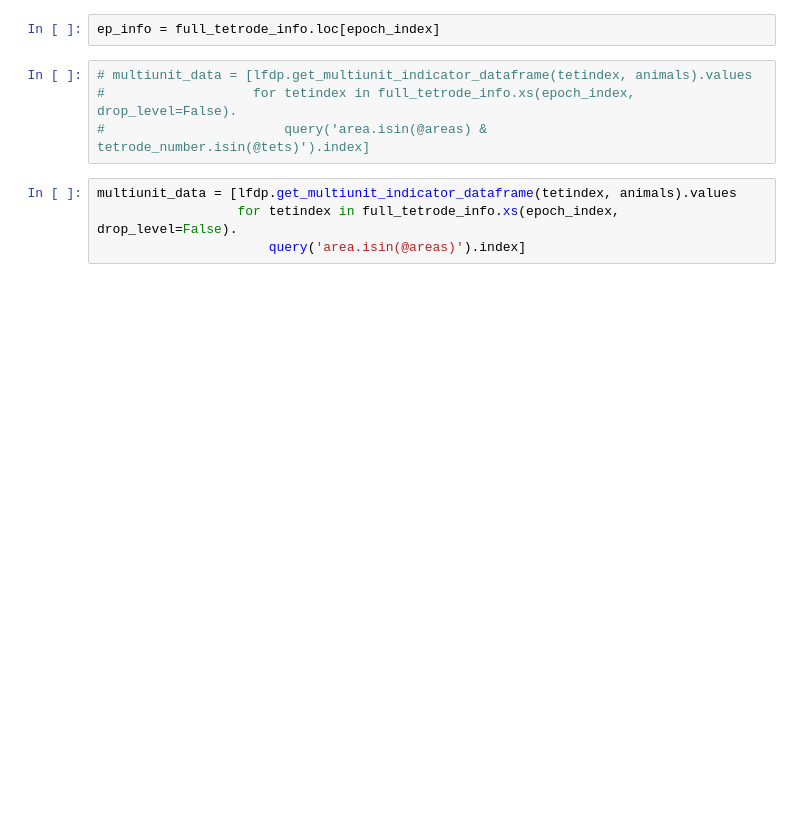
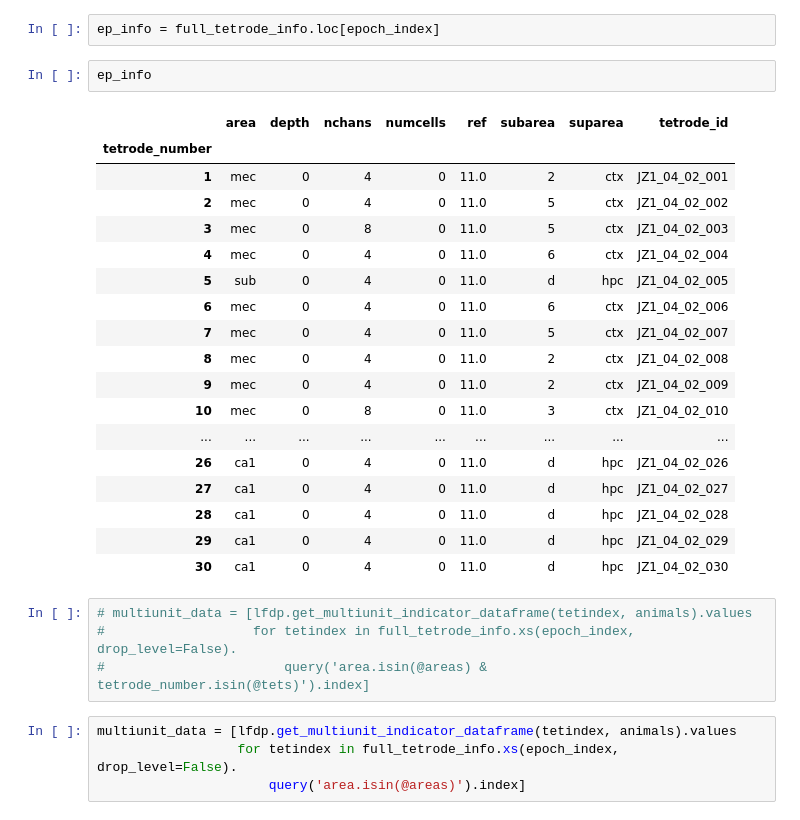
Before and after one commit to edeno/Roumis_2018, a Jupyter notebook: notebooks/20171121_decoding.ipynb, the cells around one changed output. Drawn from its saved outputs; the diff is of its cells as text; blank space fills up the shorter version.

```diff
--- a/notebooks/20171121_decoding.ipynb
+++ b/notebooks/20171121_decoding.ipynb
@@ -65,5 +67,26 @@ full_tetrode_info.query('area.isin(@areas)')
 # %%
 ep_info = full_tetrode_info.loc[epoch_index]
+# %%
+ep_info
+# %% [output]
+|  | area | depth | nchans | numcells | ref | subarea | suparea | tetrode_id |
+| tetrode_number |  |  |  |  |  |  |  |  |
+| 1 | mec | 0 | 4 | 0 | 11.0 | 2 | ctx | JZ1_04_02_001 |
+| 2 | mec | 0 | 4 | 0 | 11.0 | 5 | ctx | JZ1_04_02_002 |
+| 3 | mec | 0 | 8 | 0 | 11.0 | 5 | ctx | JZ1_04_02_003 |
+| 4 | mec | 0 | 4 | 0 | 11.0 | 6 | ctx | JZ1_04_02_004 |
+| 5 | sub | 0 | 4 | 0 | 11.0 | d | hpc | JZ1_04_02_005 |
+| 6 | mec | 0 | 4 | 0 | 11.0 | 6 | ctx | JZ1_04_02_006 |
+| 7 | mec | 0 | 4 | 0 | 11.0 | 5 | ctx | JZ1_04_02_007 |
+| 8 | mec | 0 | 4 | 0 | 11.0 | 2 | ctx | JZ1_04_02_008 |
+| 9 | mec | 0 | 4 | 0 | 11.0 | 2 | ctx | JZ1_04_02_009 |
+| 10 | mec | 0 | 8 | 0 | 11.0 | 3 | ctx | JZ1_04_02_010 |
+| ... | ... | ... | ... | ... | ... | ... | ... | ... |
+| 26 | ca1 | 0 | 4 | 0 | 11.0 | d | hpc | JZ1_04_02_026 |
+| 27 | ca1 | 0 | 4 | 0 | 11.0 | d | hpc | JZ1_04_02_027 |
+| 28 | ca1 | 0 | 4 | 0 | 11.0 | d | hpc | JZ1_04_02_028 |
+| 29 | ca1 | 0 | 4 | 0 | 11.0 | d | hpc | JZ1_04_02_029 |
+| 30 | ca1 | 0 | 4 | 0 | 11.0 | d | hpc | JZ1_04_02_030 |
 # %%
 # multiunit_data = [lfdp.get_multiunit_indicator_dataframe(tetindex, animals).values
 #                   for tetindex in full_tetrode_info.xs(epoch_index, drop_level=False).
```
Also changed, not shown: parts of 25 cells of this notebook, 1 other file.
